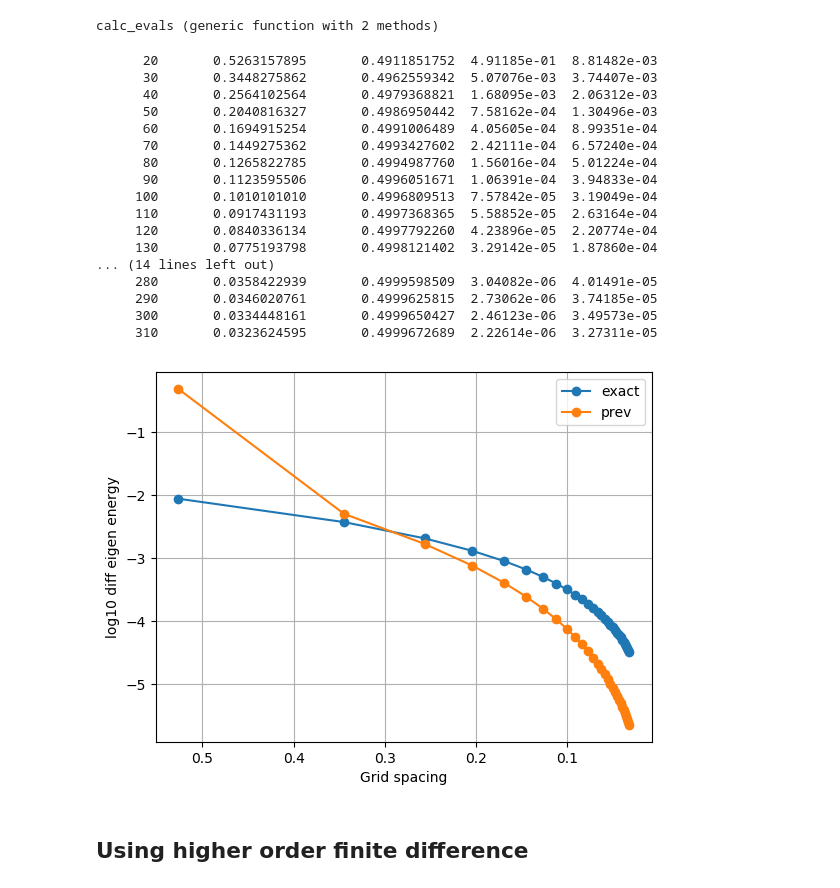
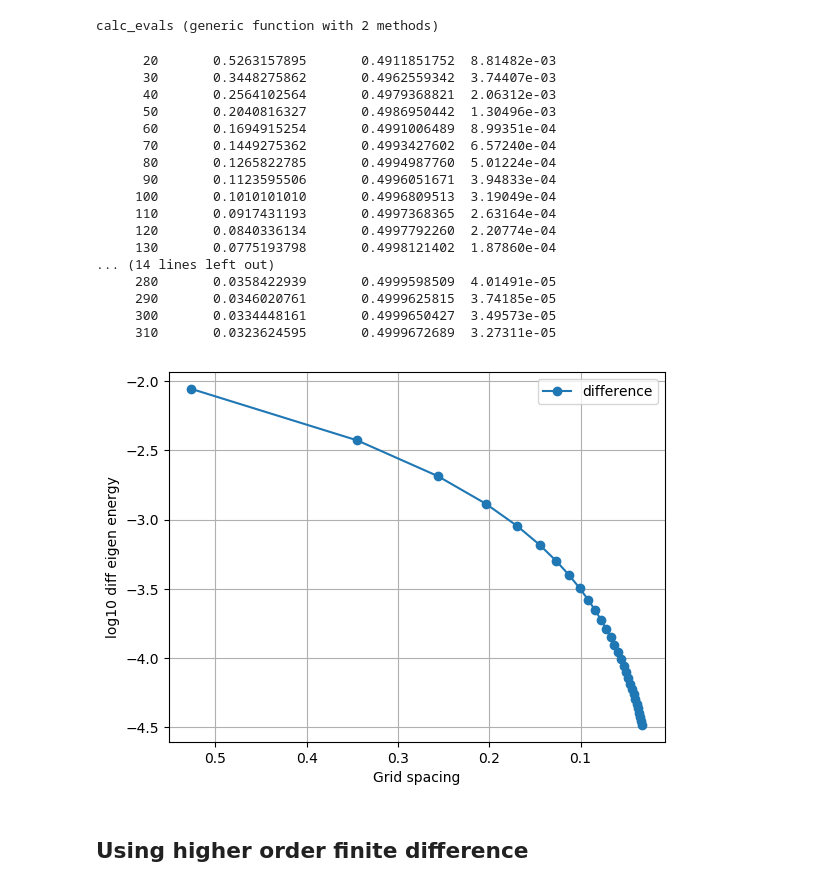
Before and after one commit to f-fathurrahman/ffr-komputasi-material, a Jupyter notebook: NumericalQM/FD1d_v1.ipynb, the cells around one changed output. Cells and saved outputs as stored; diff of their text form; code cells hidden in the pictures.

Commit message:
Add Mariya, remove delta lambda prev

```diff
--- a/NumericalQM/FD1d_v1.ipynb
+++ b/NumericalQM/FD1d_v1.ipynb
@@ -390,49 +400,44 @@ Ntry = 30
 # for plotting
 h_plt = Array{Float64}([])
 Δλex_plt = Array{Float64}([])
-Δλprev_plt = Array{Float64}([])
 #
 for i = 1:Ntry
     N = N0 + (i-1)*ΔN
     h, λ = calc_evals(N)
-    Δλprev = abs(λ[1]-λ_prev)
     Δλex = abs(λ[1]-λ_exact)
-    @printf("%8d %18.10f %18.10f %12.5e %12.5e\n", N, h, λ[1], Δλprev, Δλex)
-    λ_prev = λ[1]
+    @printf("%8d %18.10f %18.10f %12.5e\n", N, h, λ[1], Δλex)
     #
     append!(h_plt, h)
-    append!(Δλprev_plt, Δλprev)
     append!(Δλex_plt, Δλex)
 end
 # %% [output]
-      20       0.5263157895       0.4911851752  4.91185e-01  8.81482e-03
-      30       0.3448275862       0.4962559342  5.07076e-03  3.74407e-03
-      40       0.2564102564       0.4979368821  1.68095e-03  2.06312e-03
-      50       0.2040816327       0.4986950442  7.58162e-04  1.30496e-03
-      60       0.1694915254       0.4991006489  4.05605e-04  8.99351e-04
-      70       0.1449275362       0.4993427602  2.42111e-04  6.57240e-04
-      80       0.1265822785       0.4994987760  1.56016e-04  5.01224e-04
-      90       0.1123595506       0.4996051671  1.06391e-04  3.94833e-04
-     100       0.1010101010       0.4996809513  7.57842e-05  3.19049e-04
-     110       0.0917431193       0.4997368365  5.58852e-05  2.63164e-04
-     120       0.0840336134       0.4997792260  4.23896e-05  2.20774e-04
-     130       0.0775193798       0.4998121402  3.29142e-05  1.87860e-04
+      20       0.5263157895       0.4911851752  8.81482e-03
+      30       0.3448275862       0.4962559342  3.74407e-03
+      40       0.2564102564       0.4979368821  2.06312e-03
+      50       0.2040816327       0.4986950442  1.30496e-03
+      60       0.1694915254       0.4991006489  8.99351e-04
+      70       0.1449275362       0.4993427602  6.57240e-04
+      80       0.1265822785       0.4994987760  5.01224e-04
+      90       0.1123595506       0.4996051671  3.94833e-04
+     100       0.1010101010       0.4996809513  3.19049e-04
+     110       0.0917431193       0.4997368365  2.63164e-04
+     120       0.0840336134       0.4997792260  2.20774e-04
+     130       0.0775193798       0.4998121402  1.87860e-04
 ... (14 lines left out)
-     280       0.0358422939       0.4999598509  3.04082e-06  4.01491e-05
-     290       0.0346020761       0.4999625815  2.73062e-06  3.74185e-05
-     300       0.0334448161       0.4999650427  2.46123e-06  3.49573e-05
-     310       0.0323624595       0.4999672689  2.22614e-06  3.27311e-05
+     280       0.0358422939       0.4999598509  4.01491e-05
+     290       0.0346020761       0.4999625815  3.74185e-05
+     300       0.0334448161       0.4999650427  3.49573e-05
+     310       0.0323624595       0.4999672689  3.27311e-05
 # %%
 plt.clf()
-plt.plot(h_plt, log10.(Δλex_plt), label="exact", marker="o")
-plt.plot(h_plt, log10.(Δλprev_plt), label="prev", marker="o")
+plt.plot(h_plt, log10.(Δλex_plt), label="difference", marker="o")
 plt.grid()
-plt.gca().invert_xaxis()
+plt.gca().invert_xaxis() # invert the x-axis
 plt.xlabel("Grid spacing")
 plt.ylabel("log10 diff eigen energy")
 plt.legend();
 # %% [output]
-[figure, old version]
+[figure, new version]
 # %% [markdown]
 ## Using higher order finite difference
 # %% [markdown]
```
Also changed, not shown: parts of 5 cells of this notebook.
